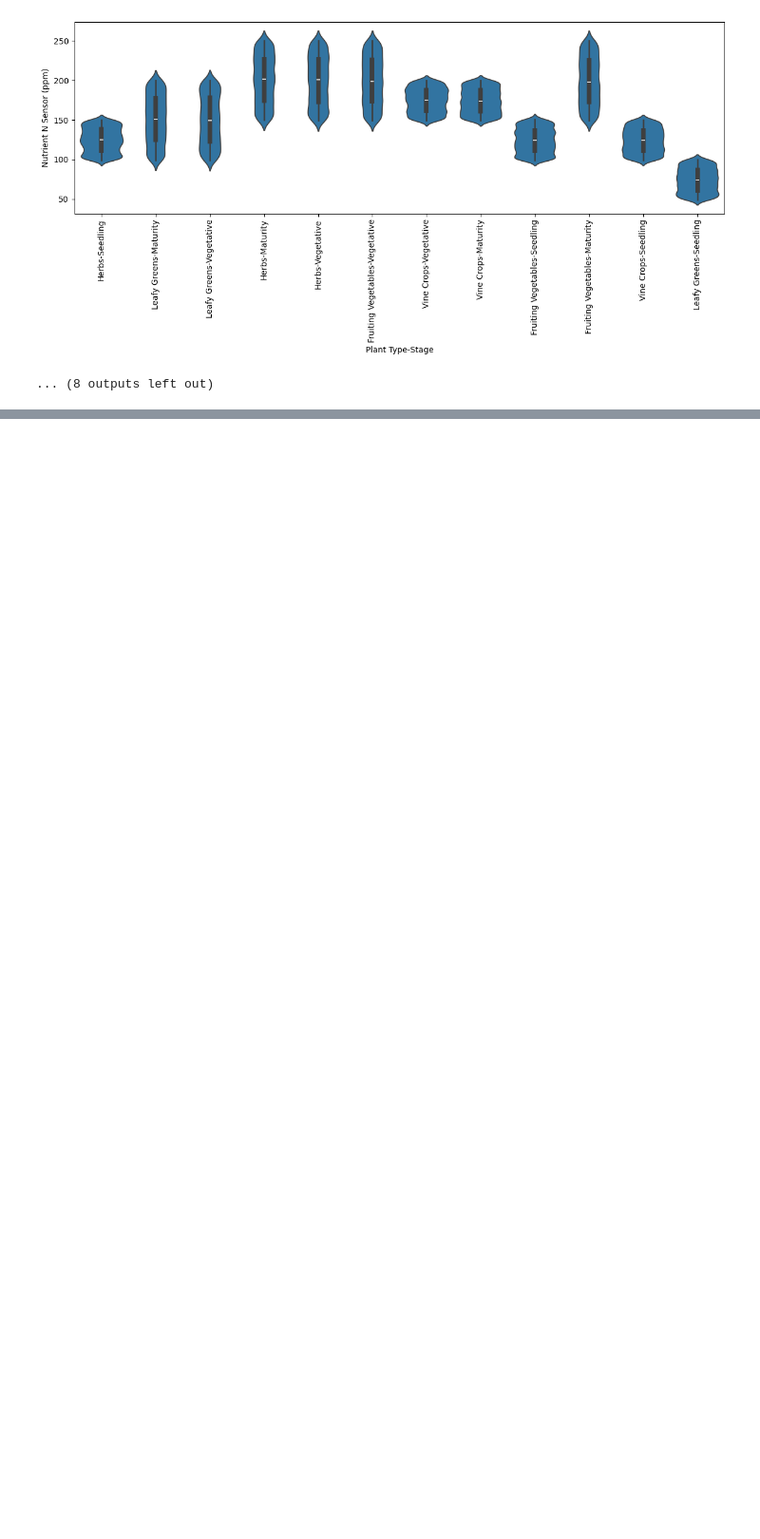
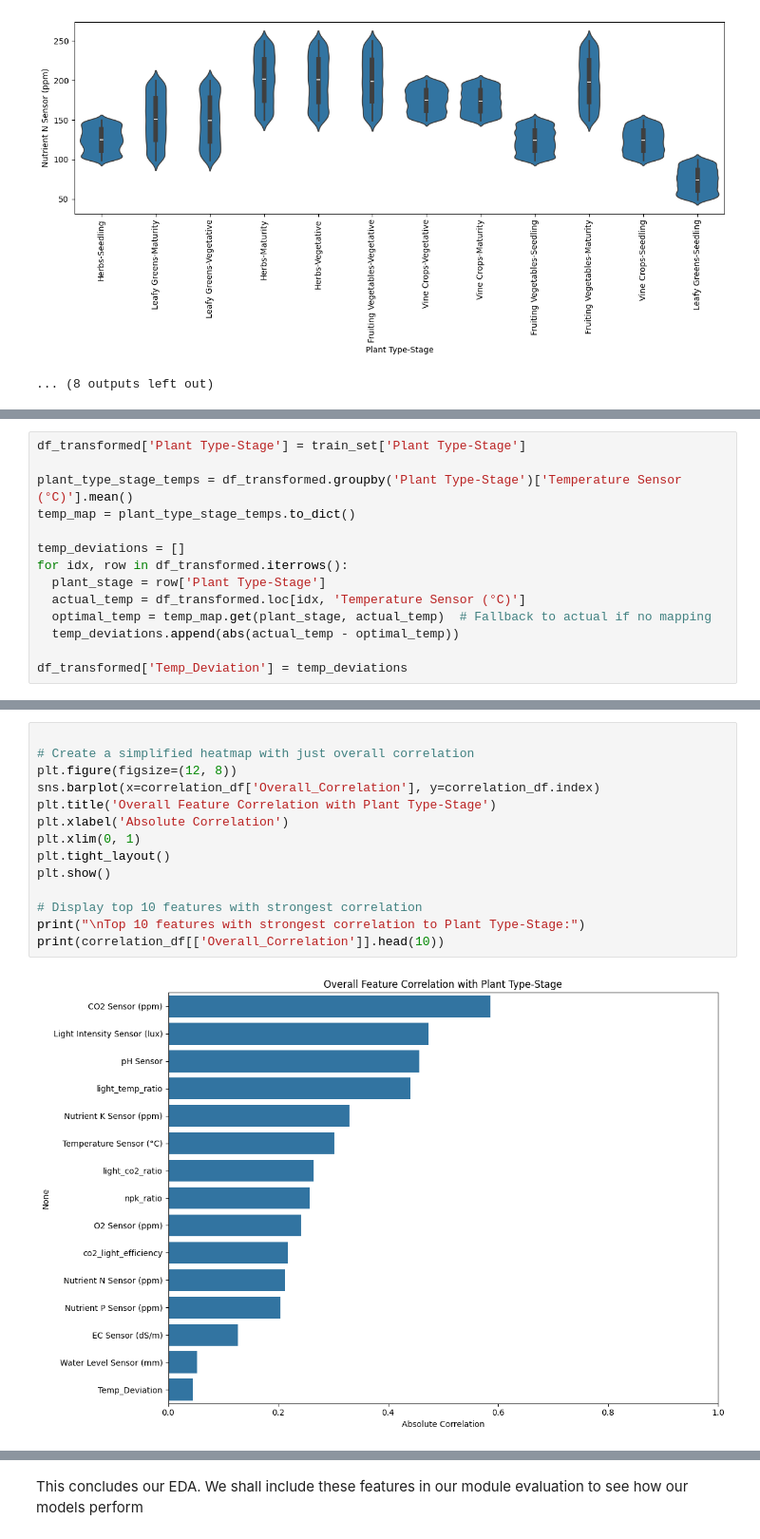
Before and after one commit to Anish-Gholap/agricultural-ml-pipeline, a Jupyter notebook: eda.ipynb, the cells around one changed output, grey strips where cells are left out. Shown at 95% size. Saved outputs shown, nothing was run; the diff lists cells and outputs as text; blank space fills up the shorter version.

```diff
--- a/eda.ipynb
+++ b/eda.ipynb
@@ -463,0 +506,14 @@ for param in parameters:
+# %%
+df_transformed['Plant Type-Stage'] = train_set['Plant Type-Stage']
+
+plant_type_stage_temps = df_transformed.groupby('Plant Type-Stage')['Temperature Sensor (°C)'].mean()
+temp_map = plant_type_stage_temps.to_dict()
+
+temp_deviations = []
+for idx, row in df_transformed.iterrows():
+  plant_stage = row['Plant Type-Stage']
+  actual_temp = df_transformed.loc[idx, 'Temperature Sensor (°C)']
+  optimal_temp = temp_map.get(plant_stage, actual_temp)  # Fallback to actual if no mapping
+  temp_deviations.append(abs(actual_temp - optimal_temp))
+
+df_transformed['Temp_Deviation'] = temp_deviations
@@ -728,0 +706,16 @@ Accuracy: 0.7810
+# %%
+
+# Create a simplified heatmap with just overall correlation
+plt.figure(figsize=(12, 8))
+sns.barplot(x=correlation_df['Overall_Correlation'], y=correlation_df.index)
+plt.title('Overall Feature Correlation with Plant Type-Stage')
+plt.xlabel('Absolute Correlation')
+plt.xlim(0, 1)
+plt.tight_layout()
+plt.show()
+
+# Display top 10 features with strongest correlation
+print("\nTop 10 features with strongest correlation to Plant Type-Stage:")
+print(correlation_df[['Overall_Correlation']].head(10))
+# %% [output]
+[figure, added]
@@ -728,0 +734,2 @@ Accuracy: 0.7810
+# %% [markdown]
+This concludes our EDA. We shall include these features in our module evaluation to see how our models perform
```
Also changed, not shown: parts of 28 cells of this notebook, 11 other files.
